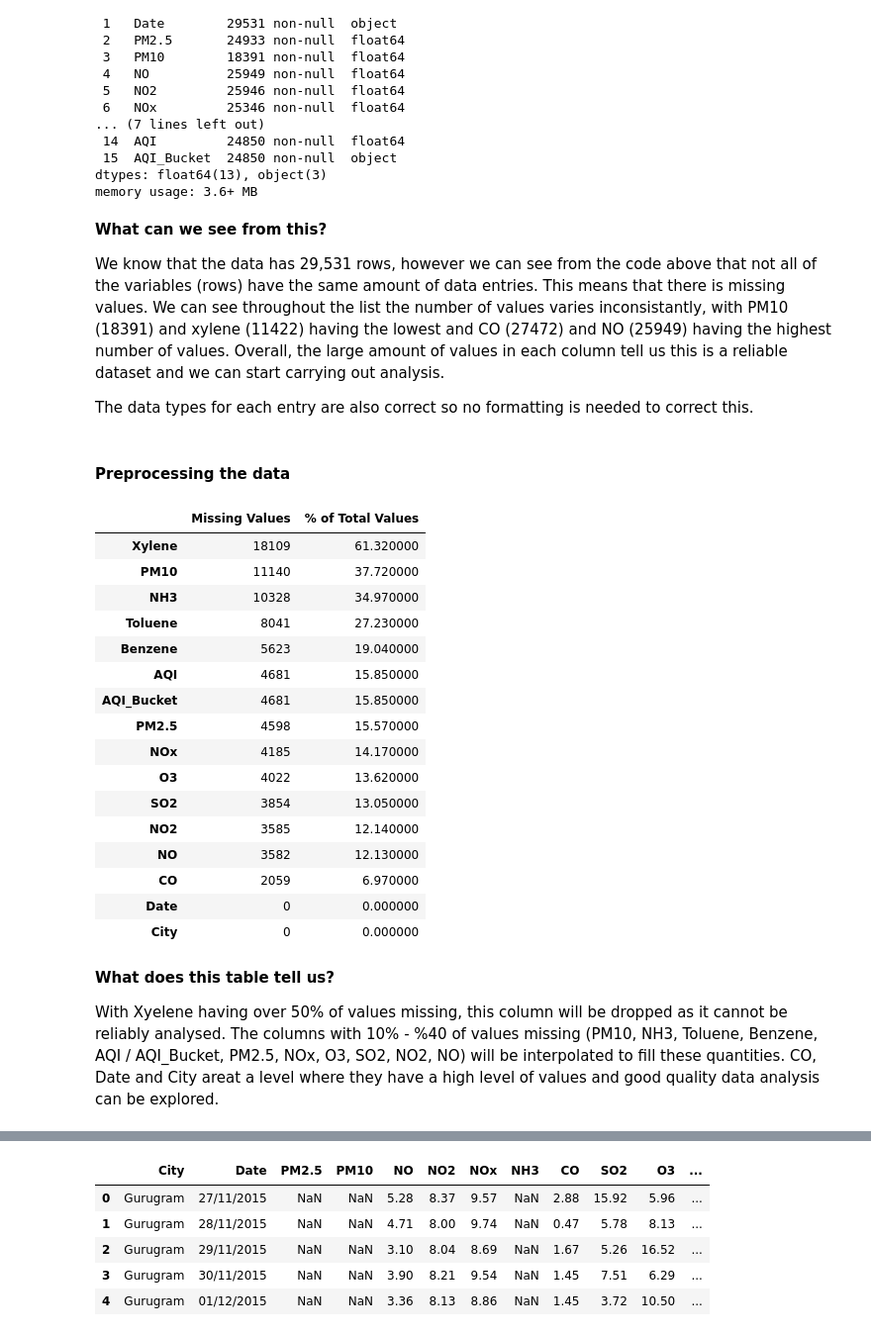
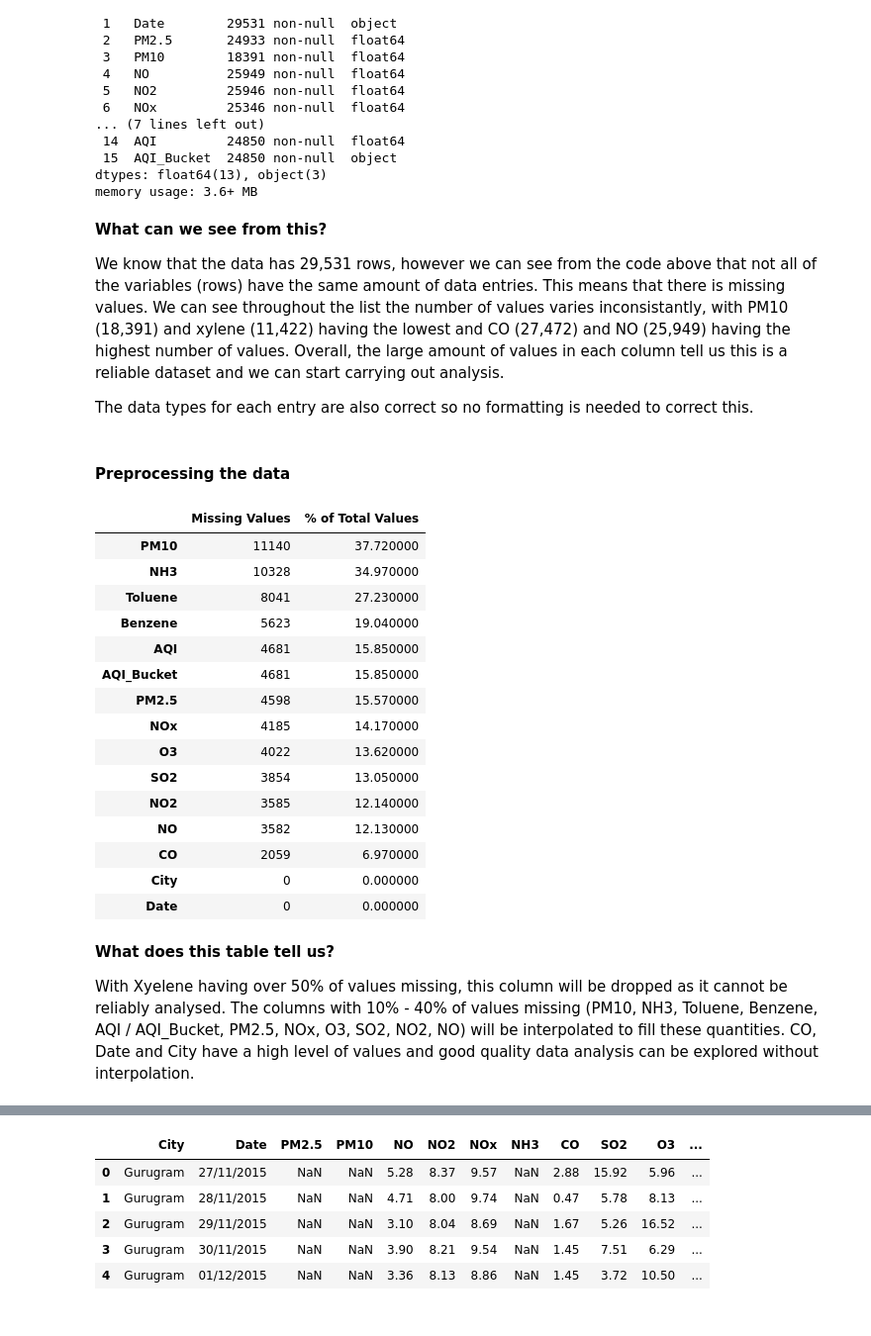
Before and after one commit to thomreid11/CMP7005_PRES1_Repository, a Jupyter notebook: CMP7005_PRES1.ipynb, the cells around one changed output, grey strips where cells are left out. Shown at 99% size. Drawn from its saved outputs; the diff is of its cells as text; code cells hidden in the pictures.

```diff
--- a/CMP7005_PRES1.ipynb
+++ b/CMP7005_PRES1.ipynb
@@ -134,7 +134,7 @@ memory usage: 3.6+ MB
 # %% [markdown]
 **What can we see from this?**
 
-We know that the data has 29,531 rows, however we can see from the code above that not all of the variables (rows) have the same amount of data entries. This means that there is missing values. We can see throughout the list the number of values varies inconsistantly, with PM10 (18391) and xylene (11422) having the lowest and CO (27472) and NO (25949) having the highest number of values. Overall, the large amount of values in each column tell us this is a reliable dataset and we can start carrying out analysis.
+We know that the data has 29,531 rows, however we can see from the code above that not all of the variables (rows) have the same amount of data entries. This means that there is missing values. We can see throughout the list the number of values varies inconsistantly, with PM10 (18,391) and xylene (11,422) having the lowest and CO (27,472) and NO (25,949) having the highest number of values. Overall, the large amount of values in each column tell us this is a reliable dataset and we can start carrying out analysis.
 
 The data types for each entry are also correct so no formatting is needed to correct this.
 # %% [markdown]
@@ -142,29 +142,28 @@ The data types for each entry are also correct so no formatting is needed to cor
 # %%
 # Finding out the percentage of missing values per column
 def missing_values_percentage_table(df):
 
 # Finding the number of missing values per column
     missing_values = df.isnull().sum()
 
 # Finding the percentage of missing values by dividing it by the number of data entries there should be and multiplying by 100
-    missing_value_perc =  100 * missing_values / len(df)
+    missing_value_perc =  (100 * missing_values / len(df))
 
 # Concatenating the missing values and missing values %  along the top of the table
     missing_value_table = pd.concat([missing_values, missing_value_perc], axis=1)
     missing_value_table = missing_value_table.rename(columns={0: 'Missing Values', 1: '% of Total Values'})
 
 # Sort the table by percentage of missing descending
     missing_values_table = missing_value_table.sort_values('% of Total Values', ascending=False)
     return missing_values_table
 
 # Call the function with the dataframe 'df' and making the percentages to 2dp
 missing_percentage_df = missing_values_percentage_table(df).round(2)
 
 
 display(missing_percentage_df.style.background_gradient(cmap='Blues'))
 # %% [output]
 |  | Missing Values | % of Total Values |
-| Xylene | 18109 | 61.320000 |
 | PM10 | 11140 | 37.720000 |
 | NH3 | 10328 | 34.970000 |
 | Toluene | 8041 | 27.230000 |
@@ -178,9 +177,9 @@ display(missing_percentage_df.style.background_gradient(cmap='Blues'))
 | NO2 | 3585 | 12.140000 |
 | NO | 3582 | 12.130000 |
 | CO | 2059 | 6.970000 |
+| City | 0 | 0.000000 |
 | Date | 0 | 0.000000 |
-| City | 0 | 0.000000 |
 # %% [markdown]
 **What does this table tell us?**
 
-With Xyelene having over 50% of values missing, this column will be dropped as it cannot be reliably analysed. The columns with 10% - %40 of values missing (PM10, NH3, Toluene, Benzene, AQI / AQI_Bucket, PM2.5, NOx, O3, SO2, NO2, NO) will be interpolated to fill these quantities. CO, Date and City areat a level where they have a high level of values and good quality data analysis can be explored.
+With Xyelene having over 50% of values missing, this column will be dropped as it cannot be reliably analysed. The columns with 10% - 40% of values missing (PM10, NH3, Toluene, Benzene, AQI / AQI_Bucket, PM2.5, NOx, O3, SO2, NO2, NO) will be interpolated to fill these quantities. CO, Date and City have a high level of values and good quality data analysis can be explored without interpolation.
```
Also changed, not shown: parts of 7 cells of this notebook.
